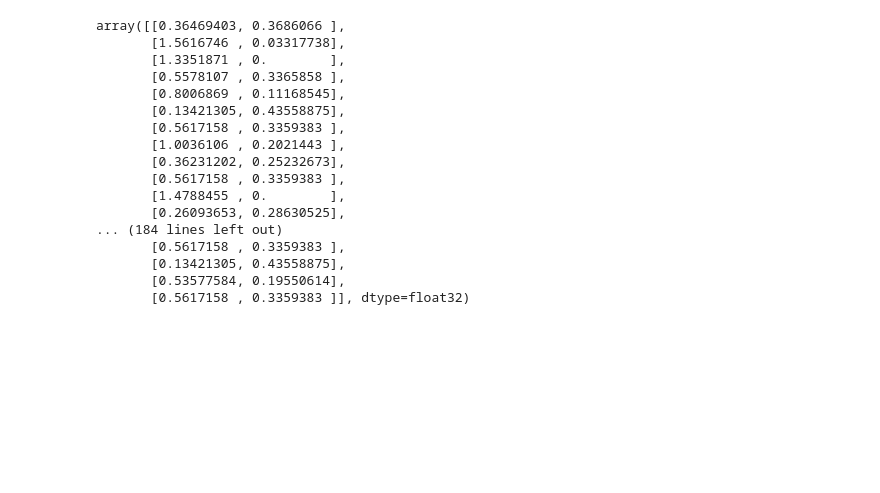
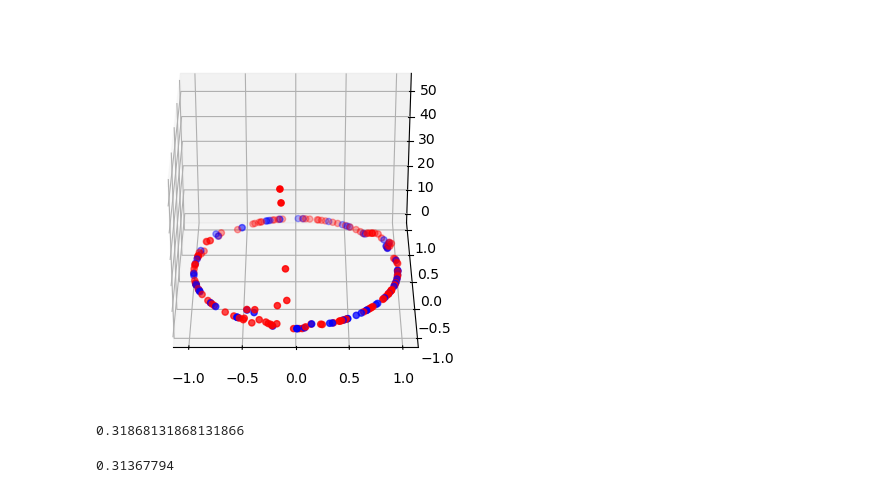
Before and after one commit to ai2es/evidential, a Jupyter notebook: notebooks/dirichletIP test.ipynb, the cells around one changed output. Saved outputs shown, nothing was run; the diff lists cells and outputs as text; code cells hidden in the pictures; blank space fills up the shorter version.

Commit message:
finished testing dirichletIP

```diff
--- a/notebooks/dirichletIP test.ipynb
+++ b/notebooks/dirichletIP test.ipynb
@@ -27,6 +38,12 @@ X_train, X_test, y_train, y_test = train_test_split(x, y, test_size=0.2, random_
 # %%
 callbacks = []
-callbacks.append(ReportEpoch(2.0))
+callbacks.append(ReportEpoch(coeff))
 
-mlp = CategoricalDNN(loss="dirichletIP", output_activation="relu", annealing_coeff=2.0, callbacks=callbacks,
-                    optimizer='sgd', epochs = 100)
+mlp = CategoricalDNN(loss=lfunc,
+                     output_activation="linear",
+                     hidden_layers=10,
+                     hidden_neurons=50,
+                     annealing_coeff=coeff,
+                     callbacks=callbacks
+                     , epochs = 5000)
+mlp.loss
@@ -43,20 +58,21 @@ WARNING:absl:There is a known slowdown when using v2.11+ Keras optimizers on M1/
+# %%
+evidence = tf.nn.relu(mlp.predict(X_test))
+u = np.sum(prior) / np.sum(evidence + prior, axis=1)
+ev_pred = evidence.numpy() / np.sum(evidence, axis=1).reshape(evidence.shape[0],1)
+
+# make prediction
+pred = evidence + y_test[:,[2,3]]
+pred_prob = pred.numpy() / np.sum(pred, axis=1).reshape(pred.shape[0],1) #normalize to simplex
+# %%
+def to_probabilistic(p): #outputs boolean with prob
+    return np.random.default_rng().random(p.shape[0]) <= p[:,1]
+# %%
+preds = to_probabilistic(pred_prob) #1 = blue
+pred = ['b' if label else 'r' for label in preds]
 # %%
-mlp.predict(X_test)
+fig = plt.figure()
+ax = fig.add_subplot(projection='3d')
+ax.scatter(X_test[:, 0], X_test[:, 1], np.sum(evidence,axis=1) , color=pred)
+ax.view_init(azim=-90,elev=30)
 # %% [output]
-array([[0.36469403, 0.3686066 ],
-       [1.5616746 , 0.03317738],
-       [1.3351871 , 0.        ],
-       [0.5578107 , 0.3365858 ],
-       [0.8006869 , 0.11168545],
-       [0.13421305, 0.43558875],
-       [0.5617158 , 0.3359383 ],
-       [1.0036106 , 0.2021443 ],
-       [0.36231202, 0.25232673],
-       [0.5617158 , 0.3359383 ],
-       [1.4788455 , 0.        ],
-       [0.26093653, 0.28630525],
-... (184 lines left out)
-       [0.5617158 , 0.3359383 ],
-       [0.13421305, 0.43558875],
-       [0.53577584, 0.19550614],
-       [0.5617158 , 0.3359383 ]], dtype=float32)
+[figure, added]
@@ -64,0 +79,10 @@ plt.scatter(np.max)
+# %%
+np.mean(preds[X_test[:,1] >= 0]) # fraction of ones when data is in mixed region.
+# why is this not the prior distribution??
+# A: its predicting red even when evidence for blue is really low
+# %% [output]
+0.31868131868131866
+# %%
+np.mean(pred_prob[X_test[:,1] >= 0][:,1]) # fraction of 1s when data is in mixed region.
+# %% [output]
+0.31367794
```
Also changed, not shown: parts of 11 cells of this notebook, 1 other file.
